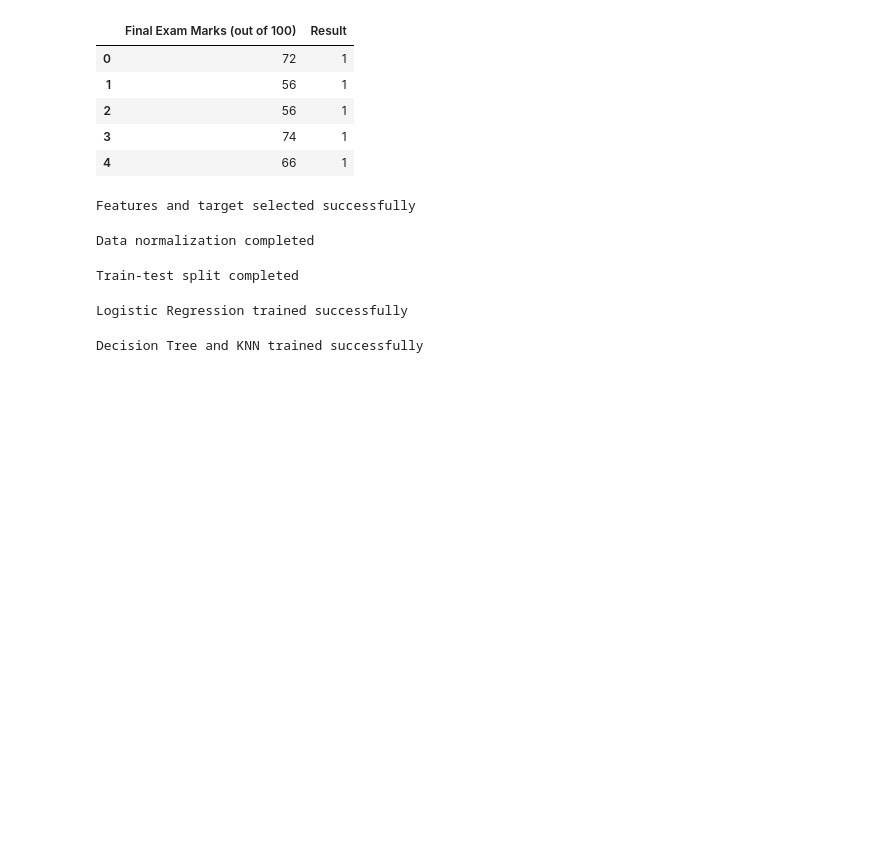
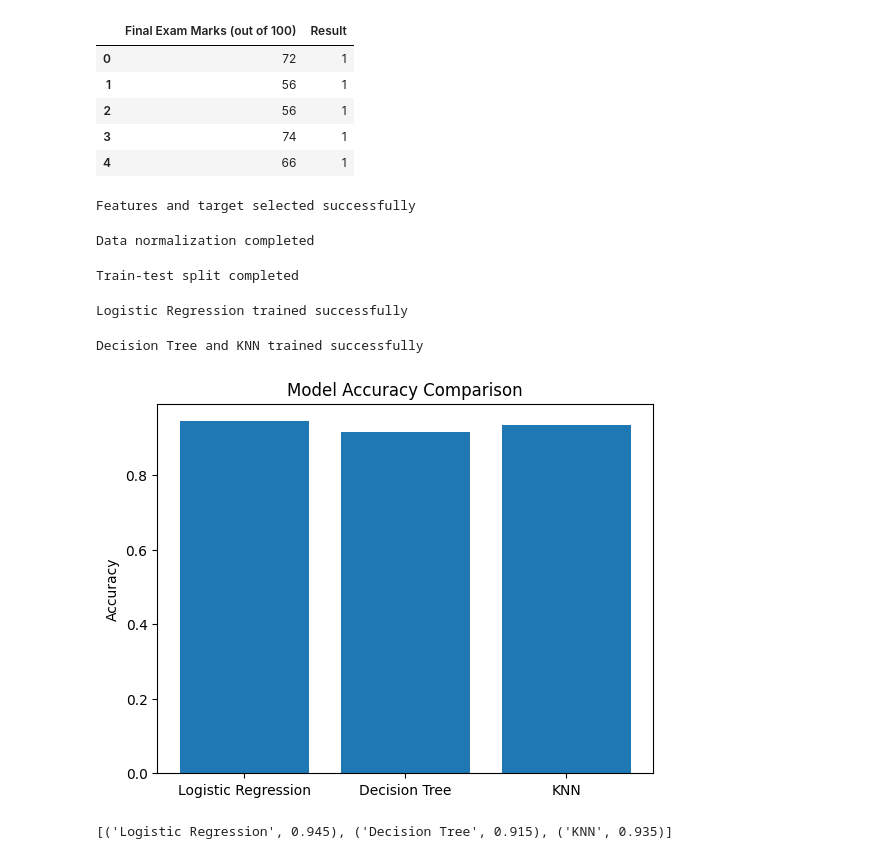
Before and after one commit to Sithumini-Anuhansi/student-pass-fail-ml, a Jupyter notebook: notebooks/ML_Task.ipynb, the cells around one changed output. Drawn from its saved outputs; the diff is of its cells as text; code cells hidden in the pictures; blank space fills up the shorter version.

Commit message:
Compare accuracy of multiple models with visualization

```diff
--- a/notebooks/ML_Task.ipynb
+++ b/notebooks/ML_Task.ipynb
@@ -140,3 +140,26 @@ knn_pred = knn.predict(X_test)
 print("Decision Tree and KNN trained successfully")
 # %% [output]
 Decision Tree and KNN trained successfully
+# %%
+# Import libraries
+from sklearn.metrics import accuracy_score
+import matplotlib.pyplot as plt
+
+# Model Accuracy Comparison
+models = ['Logistic Regression', 'Decision Tree', 'KNN']
+
+accuracies = [
+    accuracy_score(y_test, lr_pred),
+    accuracy_score(y_test, dt_pred),
+    accuracy_score(y_test, knn_pred)
+]
+
+plt.bar(models, accuracies)
+plt.title("Model Accuracy Comparison")
+plt.ylabel("Accuracy")
+plt.show()
+
+print(list(zip(models, accuracies)))
+# %% [output]
+[figure, added]
+[('Logistic Regression', 0.945), ('Decision Tree', 0.915), ('KNN', 0.935)]
```
Also changed, not shown: 1 other file.
